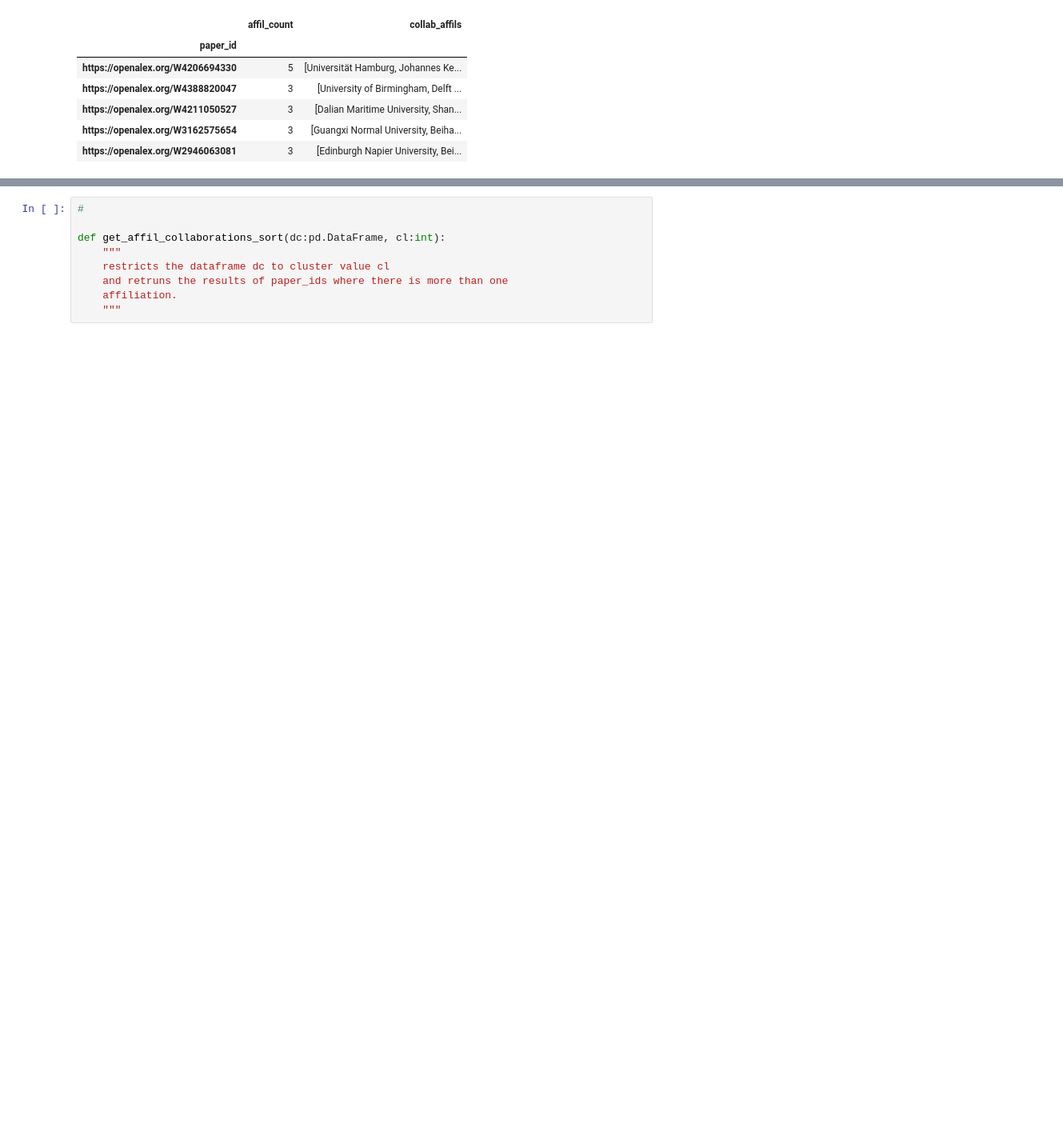
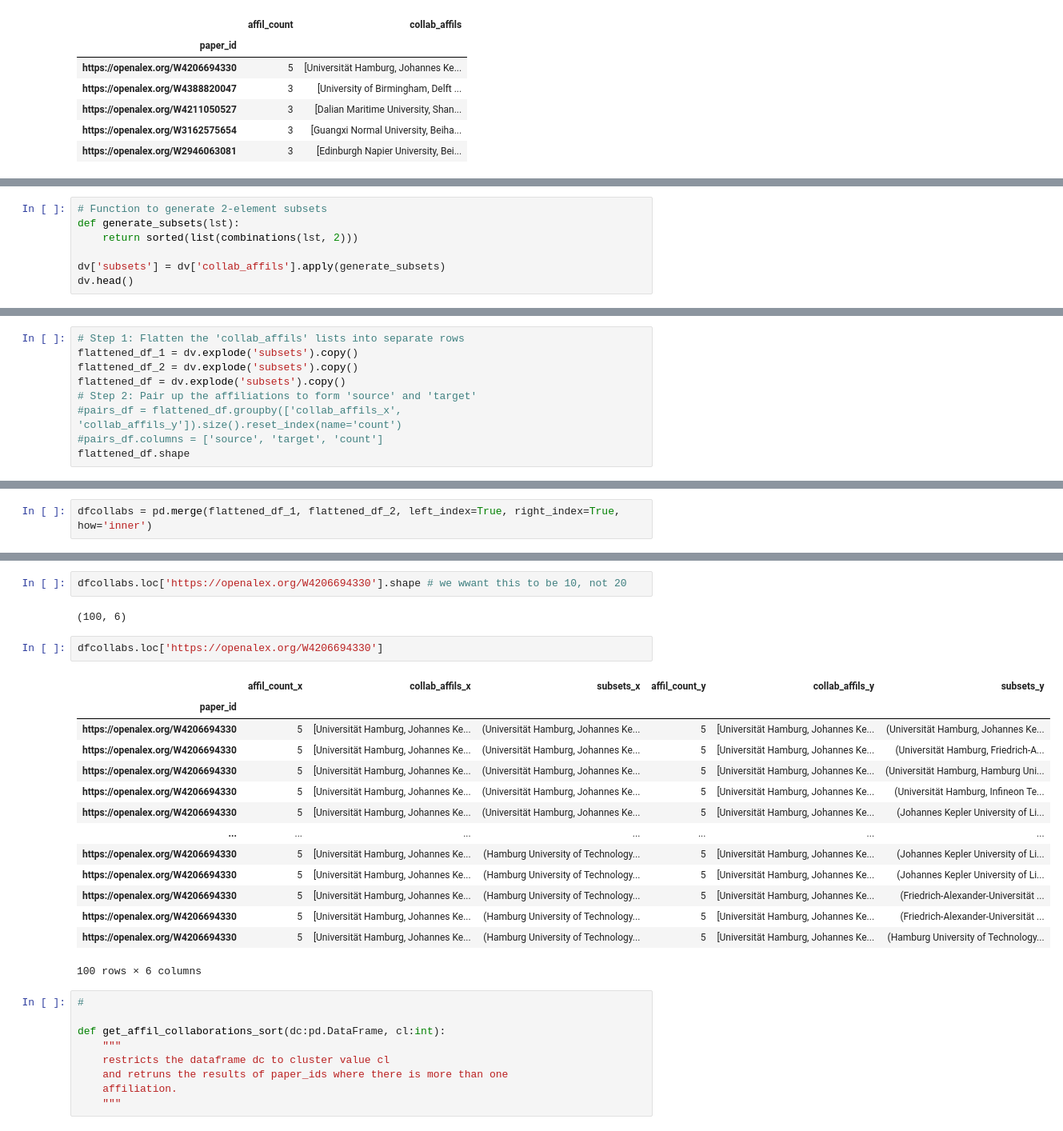
Before and after one commit to doolingdavidrs21/openalex-jamming-gpt4, a Jupyter notebook: updatechart.ipynb, the cells around one changed output, grey strips where cells are left out. Shown at 80% size. Cells and saved outputs as stored; diff of their text form; blank space fills up the shorter version.

```diff
--- a/updatechart.ipynb
+++ b/updatechart.ipynb
@@ -347,0 +378,7 @@ dv.head()
+# %%
+# Function to generate 2-element subsets
+def generate_subsets(lst):
+    return sorted(list(combinations(lst, 2)))
+
+dv['subsets'] = dv['collab_affils'].apply(generate_subsets)
+dv.head()
@@ -347,0 +393,9 @@ dv.head()
+# %%
+# Step 1: Flatten the 'collab_affils' lists into separate rows
+flattened_df_1 = dv.explode('subsets').copy()
+flattened_df_2 = dv.explode('subsets').copy()
+flattened_df = dv.explode('subsets').copy()
+# Step 2: Pair up the affiliations to form 'source' and 'target'
+#pairs_df = flattened_df.groupby(['collab_affils_x', 'collab_affils_y']).size().reset_index(name='count')
+#pairs_df.columns = ['source', 'target', 'count']
+flattened_df.shape
@@ -347,0 +467,2 @@ dv.head()
+# %%
+dfcollabs = pd.merge(flattened_df_1, flattened_df_2, left_index=True, right_index=True, how='inner')
@@ -348,3 +490,24 @@ dv.head()
+# %%
+dfcollabs.loc['https://openalex.org/W4206694330'].shape	# we wwant this to be 10, not 20
+# %% [output]
+(100, 6)
+# %%
+dfcollabs.loc['https://openalex.org/W4206694330']
+# %% [output]
+|  | affil_count_x | collab_affils_x | subsets_x | affil_count_y | collab_affils_y | subsets_y |
+| paper_id |  |  |  |  |  |  |
+| https://openalex.org/W4206694330 | 5 | [Universität Hamburg, Johannes Ke... | (Universität Hamburg, Johannes Ke... | 5 | [Universität Hamburg, Johannes Ke... | (Universität Hamburg, Johannes Ke... |
+| https://openalex.org/W4206694330 | 5 | [Universität Hamburg, Johannes Ke... | (Universität Hamburg, Johannes Ke... | 5 | [Universität Hamburg, Johannes Ke... | (Universität Hamburg, Friedrich-A... |
+| https://openalex.org/W4206694330 | 5 | [Universität Hamburg, Johannes Ke... | (Universität Hamburg, Johannes Ke... | 5 | [Universität Hamburg, Johannes Ke... | (Universität Hamburg, Hamburg Uni... |
+| https://openalex.org/W4206694330 | 5 | [Universität Hamburg, Johannes Ke... | (Universität Hamburg, Johannes Ke... | 5 | [Universität Hamburg, Johannes Ke... | (Universität Hamburg, Infineon Te... |
+| https://openalex.org/W4206694330 | 5 | [Universität Hamburg, Johannes Ke... | (Universität Hamburg, Johannes Ke... | 5 | [Universität Hamburg, Johannes Ke... | (Johannes Kepler University of Li... |
+| ... | ... | ... | ... | ... | ... | ... |
+| https://openalex.org/W4206694330 | 5 | [Universität Hamburg, Johannes Ke... | (Hamburg University of Technology... | 5 | [Universität Hamburg, Johannes Ke... | (Johannes Kepler University of Li... |
+| https://openalex.org/W4206694330 | 5 | [Universität Hamburg, Johannes Ke... | (Hamburg University of Technology... | 5 | [Universität Hamburg, Johannes Ke... | (Johannes Kepler University of Li... |
+| https://openalex.org/W4206694330 | 5 | [Universität Hamburg, Johannes Ke... | (Hamburg University of Technology... | 5 | [Universität Hamburg, Johannes Ke... | (Friedrich-Alexander-Universität ... |
+| https://openalex.org/W4206694330 | 5 | [Universität Hamburg, Johannes Ke... | (Hamburg University of Technology... | 5 | [Universität Hamburg, Johannes Ke... | (Friedrich-Alexander-Universität ... |
+| https://openalex.org/W4206694330 | 5 | [Universität Hamburg, Johannes Ke... | (Hamburg University of Technology... | 5 | [Universität Hamburg, Johannes Ke... | (Hamburg University of Technology... |
+100 rows × 6 columns
 # %%
 #
 
```
Also changed, not shown: parts of 14 cells of this notebook.
